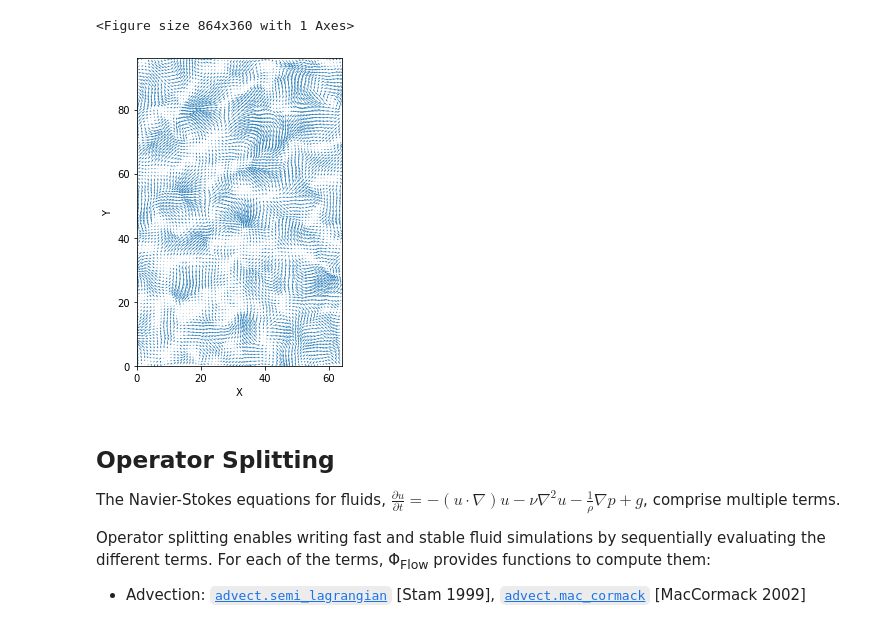
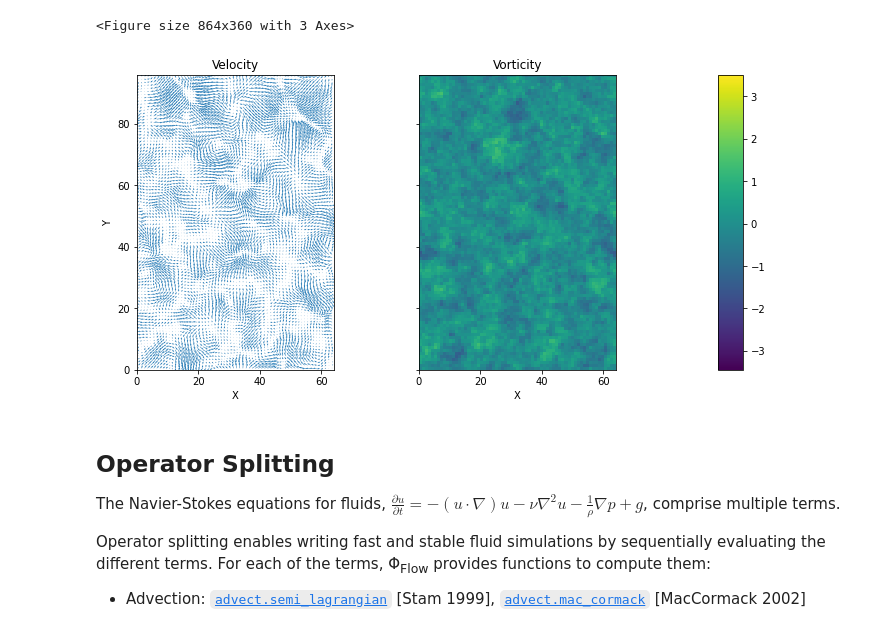
Before and after one commit to tum-pbs/PhiFlow, a Jupyter notebook: Fluid_Simulation.ipynb, the cells around one changed output. Cells and saved outputs as stored; diff of their text form; code cells hidden in the pictures.

```diff
--- a/Fluid_Simulation.ipynb
+++ b/Fluid_Simulation.ipynb
@@ -13,12 +15,12 @@ In this case, we will create a 64×96 grid, sampling velocity vectors [in stagge
 # %%
 from tqdm.notebook import trange
 from phi.jax.flow import *  # imports sub-modules + core classes
 
 velocity = StaggeredGrid(Noise(), 'periodic', x=64, y=96)
-plot(velocity)
+plot({"velocity": velocity, "vorticity": field.curl(velocity)})
 # %% [output]
-<Figure size 864x360 with 1 Axes>
+<Figure size 864x360 with 3 Axes>
-[figure, old version]
+[figure, new version]
 # %% [markdown]
 ## Operator Splitting
 
```
Also changed, not shown: parts of 5 cells of this notebook, 19 other files.
